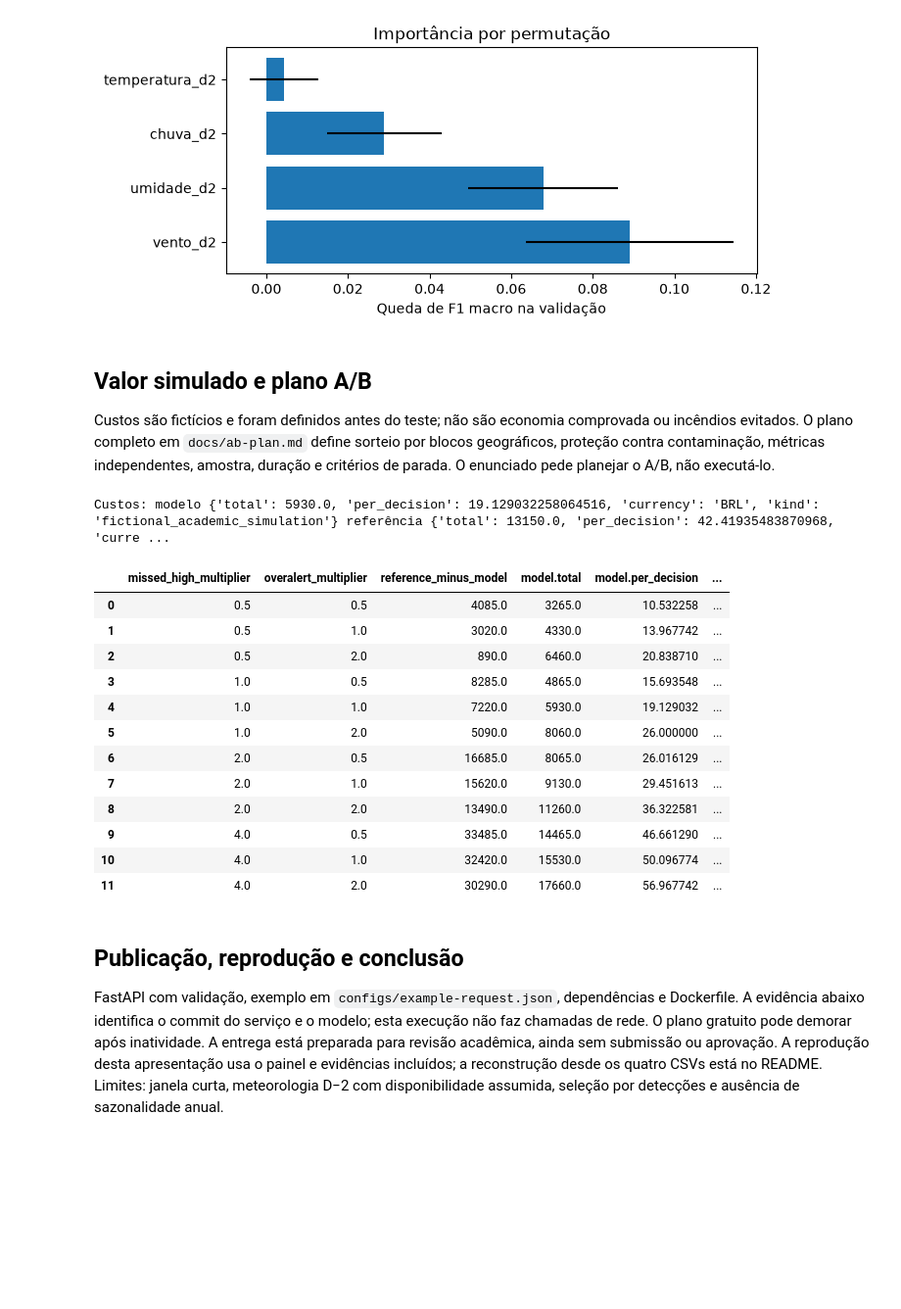
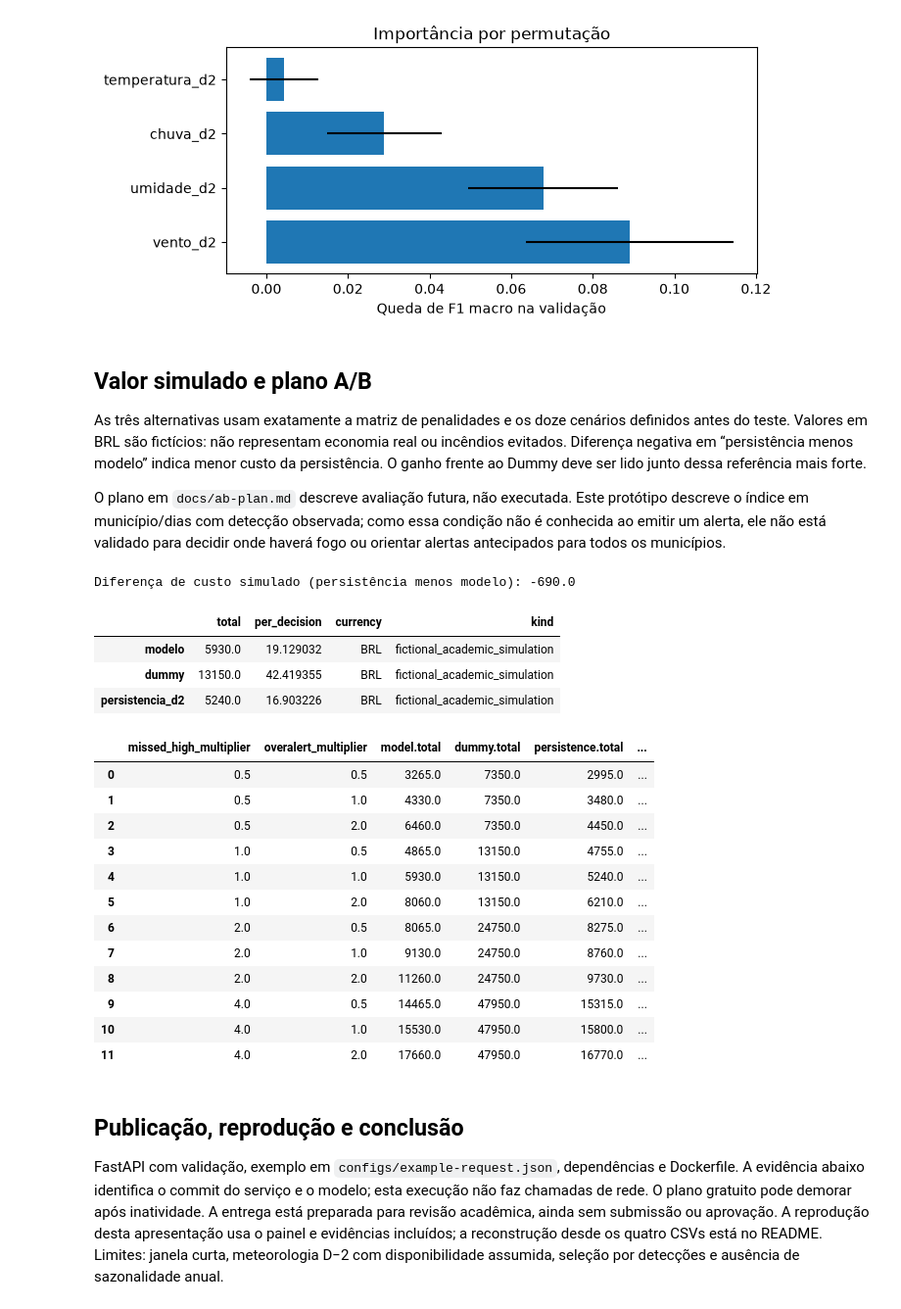
Before and after one commit to Diegopesmac/mba-risco-incendios, a Jupyter notebook: notebooks/04_projeto_final_curso.ipynb, the cells around one changed output. Shown at 98% size. Cells and saved outputs as stored; diff of their text form; code cells hidden in the pictures; blank space fills up the shorter version.

```diff
--- a/notebooks/04_projeto_final_curso.ipynb
+++ b/notebooks/04_projeto_final_curso.ipynb
@@ -31,6 +33,17 @@ O modelo vence somente o Dummy de referência em F1 macro e identifica parte da
 # %%
 evaluation=evidence('evaluation.json')
-display(pd.DataFrame({name: {key: record[key] for key in ['f1_macro','accuracy','recall_alto']} for name,record in [('modelo',evaluation['metrics']),('dummy',evaluation['reference'])]}).T)
+from fire_risk.revision import evaluate_test_persistence
+history = pd.DataFrame(evidence('label-history-test.json'))
+history['data'] = pd.to_datetime(history['data'])
+plan = json.loads((ROOT/'configs/evaluation-plan.json').read_text(encoding='utf-8'))
+persistence_test = evaluate_test_persistence(panel, history, plan['cost_scenario'])
+recorded = evidence('persistence-test.json')
+assert persistence_test['metrics'] == recorded['metrics']
+assert persistence_test['simulated_cost'] == recorded['simulated_cost']
+metrics = {'modelo': evaluation['metrics'], 'dummy': evaluation['reference'],
+           'persistencia_d2': persistence_test['metrics']}
+display(pd.DataFrame(metrics).T[['rows','f1_macro','accuracy','recall_alto']])
+print('Fallback da persistência:', persistence_test['fallback_rows'], 'linhas')
 display(pd.DataFrame(evaluation['metrics']['classification_report']).T)
 matrix=evaluation['metrics']['confusion_matrix']
 plt.figure(figsize=(5,4)); plt.imshow(matrix,cmap='Blues')
@@ -97,25 +112,43 @@ Out[0]: Text(0.5, 1.0, 'Importância por permutação')
 # %% [markdown]
 ## Valor simulado e plano A/B
 
-Custos são fictícios e foram definidos antes do teste; não são economia comprovada ou incêndios evitados. O plano completo em `docs/ab-plan.md` define sorteio por blocos geográficos, proteção contra contaminação, métricas independentes, amostra, duração e critérios de parada. O enunciado pede planejar o A/B, não executá-lo.
+As três alternativas usam exatamente a matriz de penalidades e os doze cenários definidos antes do teste. Valores em BRL são fictícios: não representam economia real ou incêndios evitados. Diferença negativa em “persistência menos modelo” indica menor custo da persistência. O ganho frente ao Dummy deve ser lido junto dessa referência mais forte.
+
+O plano em `docs/ab-plan.md` descreve avaliação futura, não executada. Este protótipo descreve o índice em município/dias com detecção observada; como essa condição não é conhecida ao emitir um alerta, ele não está validado para decidir onde haverá fogo ou orientar alertas antecipados para todos os municípios.
 # %%
-print('Custos: modelo',evaluation['simulated_cost'],'referência',evaluation['reference_simulated_cost'])
-display(pd.json_normalize(evaluation['cost_sensitivity']))
+costs = {'modelo': evaluation['simulated_cost'],
+         'dummy': evaluation['reference_simulated_cost'],
+         'persistencia_d2': persistence_test['simulated_cost']}
+display(pd.DataFrame(costs).T[['total','per_decision','currency','kind']])
+print('Diferença de custo simulado (persistência menos modelo):',
+      costs['persistencia_d2']['total'] - costs['modelo']['total'])
+sensitivity = pd.json_normalize(evaluation['cost_sensitivity']).rename(columns={
+    'reference.total':'dummy.total', 'reference_minus_model':'dummy_minus_model'})
+baseline_sensitivity = pd.json_normalize(persistence_test['cost_sensitivity'])
+keys = ['missed_high_multiplier','overalert_multiplier']
+sensitivity = sensitivity.merge(baseline_sensitivity, on=keys, validate='one_to_one')
+sensitivity['persistence_minus_model'] = sensitivity['persistence.total']-sensitivity['model.total']
+display(sensitivity[keys+['model.total','dummy.total','persistence.total',
+                          'dummy_minus_model','persistence_minus_model']])
 # %% [output]
-Custos: modelo {'total': 5930.0, 'per_decision': 19.129032258064516, 'currency': 'BRL', 'kind': 'fictional_academic_simulation'} referência {'total': 13150.0, 'per_decision': 42.41935483870968, 'curre ...
+Diferença de custo simulado (persistência menos modelo): -690.0
-|  | missed_high_multiplier | overalert_multiplier | reference_minus_model | model.total | model.per_decision | ... |
-| 0 | 0.5 | 0.5 | 4085.0 | 3265.0 | 10.532258 | ... |
-| 1 | 0.5 | 1.0 | 3020.0 | 4330.0 | 13.967742 | ... |
-| 2 | 0.5 | 2.0 | 890.0 | 6460.0 | 20.838710 | ... |
-| 3 | 1.0 | 0.5 | 8285.0 | 4865.0 | 15.693548 | ... |
-| 4 | 1.0 | 1.0 | 7220.0 | 5930.0 | 19.129032 | ... |
-| 5 | 1.0 | 2.0 | 5090.0 | 8060.0 | 26.000000 | ... |
-| 6 | 2.0 | 0.5 | 16685.0 | 8065.0 | 26.016129 | ... |
-| 7 | 2.0 | 1.0 | 15620.0 | 9130.0 | 29.451613 | ... |
-| 8 | 2.0 | 2.0 | 13490.0 | 11260.0 | 36.322581 | ... |
-| 9 | 4.0 | 0.5 | 33485.0 | 14465.0 | 46.661290 | ... |
-| 10 | 4.0 | 1.0 | 32420.0 | 15530.0 | 50.096774 | ... |
-| 11 | 4.0 | 2.0 | 30290.0 | 17660.0 | 56.967742 | ... |
+|  | total | per_decision | currency | kind |
+| modelo | 5930.0 | 19.129032 | BRL | fictional_academic_simulation |
+| dummy | 13150.0 | 42.419355 | BRL | fictional_academic_simulation |
+| persistencia_d2 | 5240.0 | 16.903226 | BRL | fictional_academic_simulation |
+|  | missed_high_multiplier | overalert_multiplier | model.total | dummy.total | persistence.total | ... |
+| 0 | 0.5 | 0.5 | 3265.0 | 7350.0 | 2995.0 | ... |
+| 1 | 0.5 | 1.0 | 4330.0 | 7350.0 | 3480.0 | ... |
+| 2 | 0.5 | 2.0 | 6460.0 | 7350.0 | 4450.0 | ... |
+| 3 | 1.0 | 0.5 | 4865.0 | 13150.0 | 4755.0 | ... |
+| 4 | 1.0 | 1.0 | 5930.0 | 13150.0 | 5240.0 | ... |
+| 5 | 1.0 | 2.0 | 8060.0 | 13150.0 | 6210.0 | ... |
+| 6 | 2.0 | 0.5 | 8065.0 | 24750.0 | 8275.0 | ... |
+| 7 | 2.0 | 1.0 | 9130.0 | 24750.0 | 8760.0 | ... |
+| 8 | 2.0 | 2.0 | 11260.0 | 24750.0 | 9730.0 | ... |
+| 9 | 4.0 | 0.5 | 14465.0 | 47950.0 | 15315.0 | ... |
+| 10 | 4.0 | 1.0 | 15530.0 | 47950.0 | 15800.0 | ... |
+| 11 | 4.0 | 2.0 | 17660.0 | 47950.0 | 16770.0 | ... |
 # %% [markdown]
 ## Publicação, reprodução e conclusão
 
```
Also changed, not shown: parts of 3 cells of this notebook, 15 other files.
